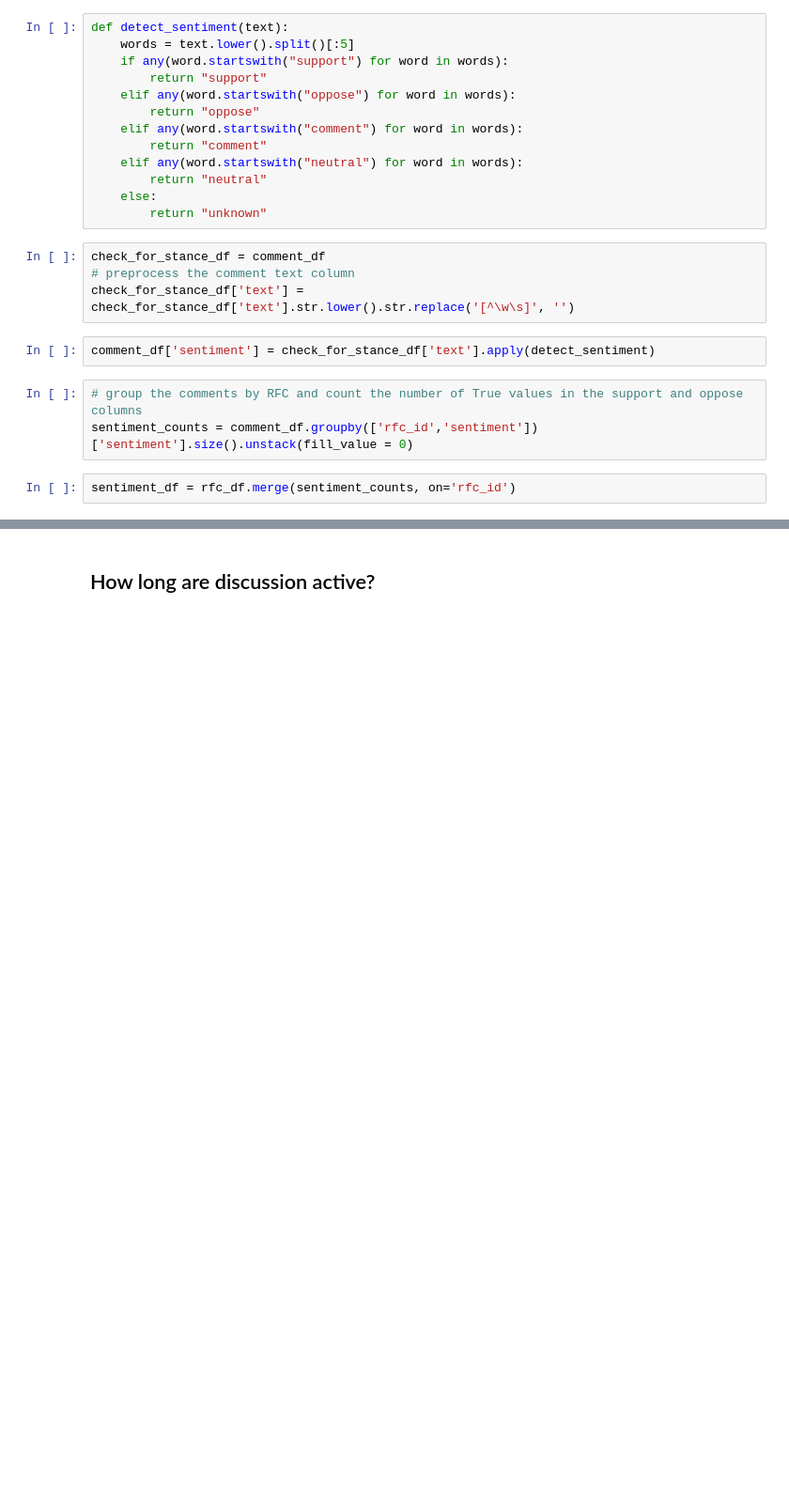
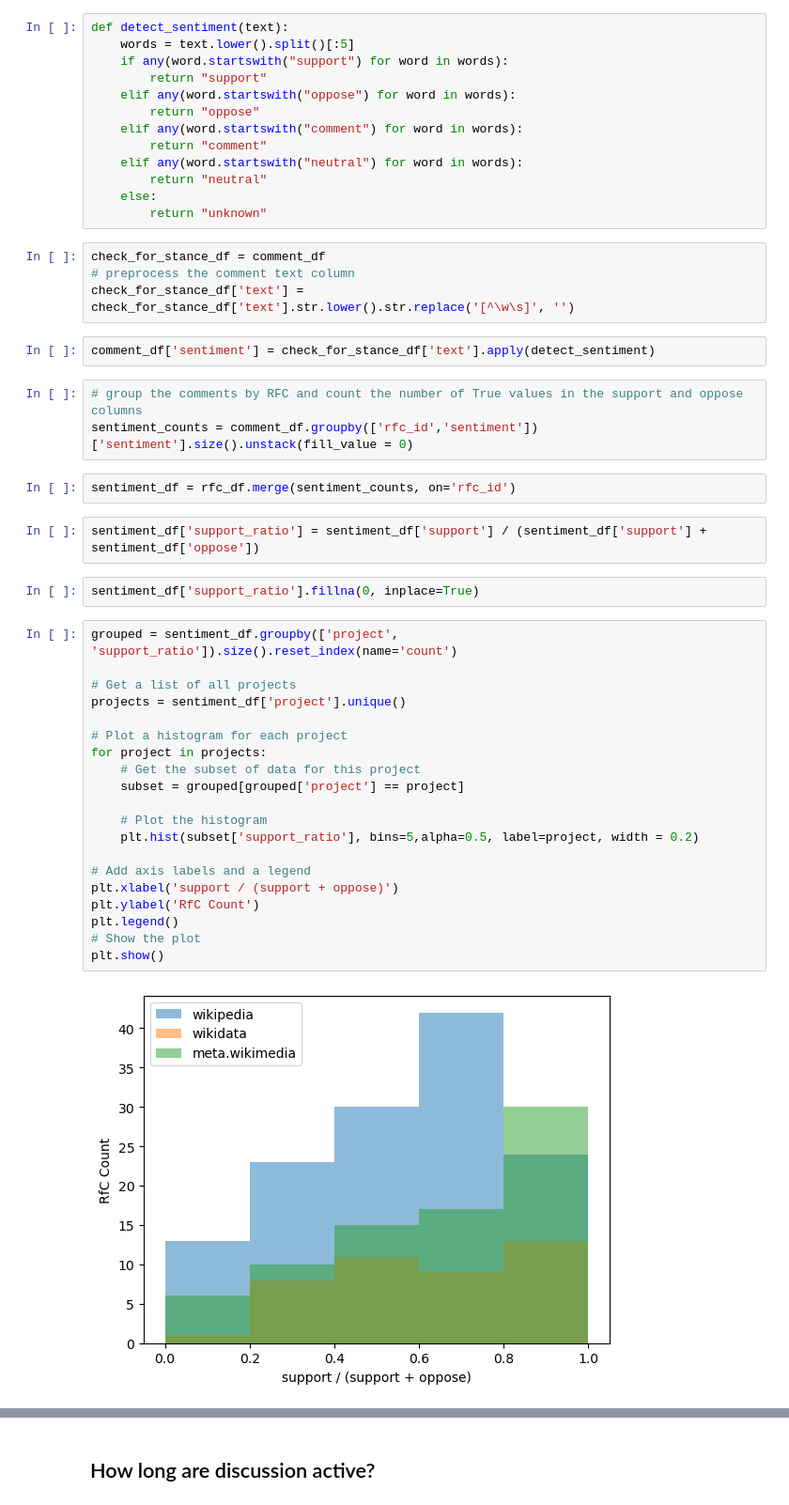
Before and after one commit to mrspacerobot/wiki_delib, a Jupyter notebook: data_analysis/data_analysis.ipynb, the cells around one changed output, grey strips where cells are left out. Shown at 94% size. Saved outputs shown, nothing was run; the diff lists cells and outputs as text; blank space fills up the shorter version.

```diff
--- a/data_analysis/data_analysis.ipynb
+++ b/data_analysis/data_analysis.ipynb
@@ -636,3 +619,29 @@ comment_df['sentiment'] = check_for_stance_df['text'].apply(detect_sentiment)
 sentiment_counts = comment_df.groupby(['rfc_id','sentiment'])['sentiment'].size().unstack(fill_value = 0)
 # %%
 sentiment_df = rfc_df.merge(sentiment_counts, on='rfc_id')
+# %%
+sentiment_df['support_ratio'] = sentiment_df['support'] / (sentiment_df['support'] + sentiment_df['oppose'])
+# %%
+sentiment_df['support_ratio'].fillna(0, inplace=True)
+# %%
+grouped = sentiment_df.groupby(['project', 'support_ratio']).size().reset_index(name='count')
+
+# Get a list of all projects
+projects = sentiment_df['project'].unique()
+
+# Plot a histogram for each project
+for project in projects:
+    # Get the subset of data for this project
+    subset = grouped[grouped['project'] == project]
+
+    # Plot the histogram
+    plt.hist(subset['support_ratio'], bins=5,alpha=0.5, label=project, width = 0.2)
+
+# Add axis labels and a legend
+plt.xlabel('support / (support + oppose)')
+plt.ylabel('RfC Count')
+plt.legend()
+# Show the plot
+plt.show()
+# %% [output]
+[figure, added]
```
Also changed, not shown: parts of 38 cells of this notebook, 3 other files.
